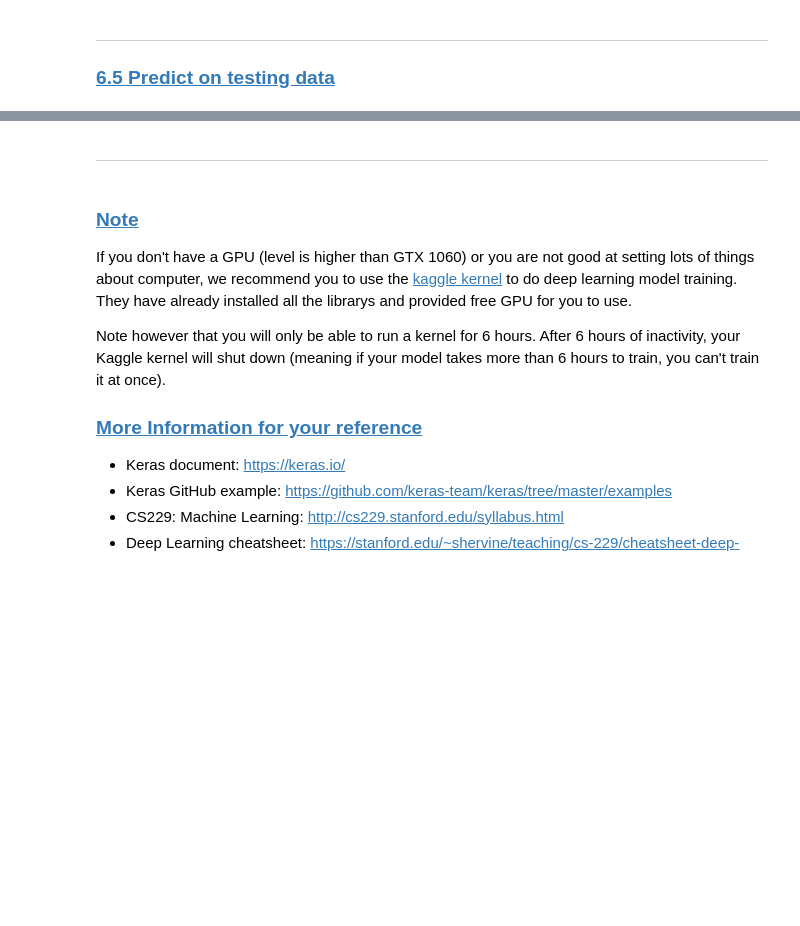
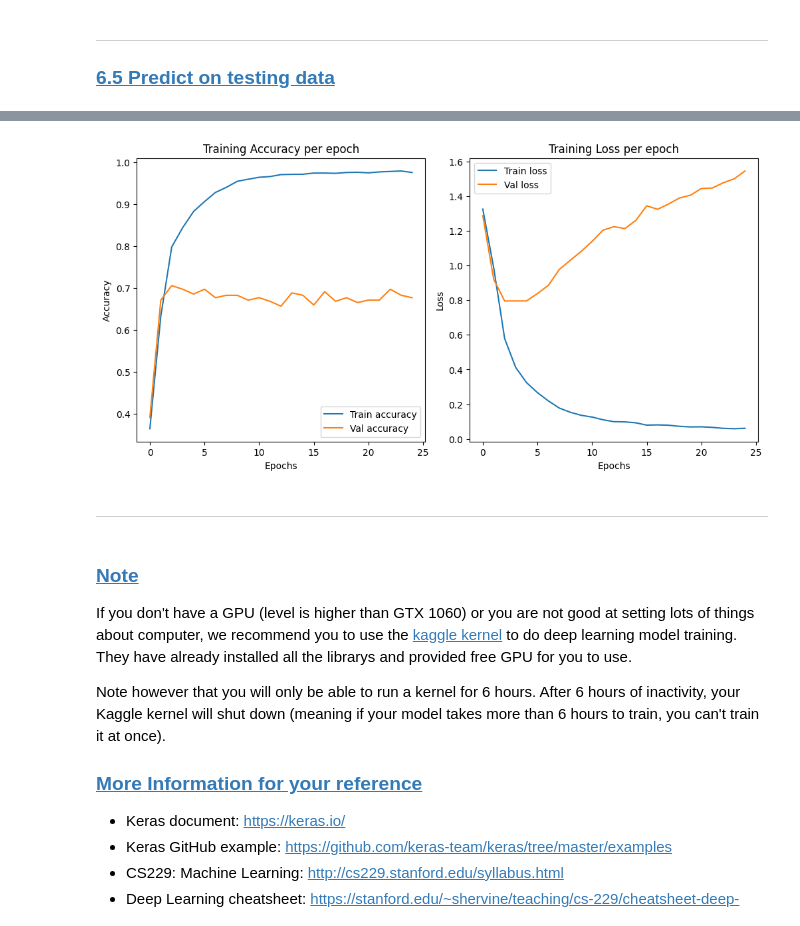
Before and after one commit to chihuan-lin/DM2025-Lab2-Exercise, a Jupyter notebook: DM2025-Lab2-Master-Phase_1.ipynb, the cells around one changed output, grey strips where cells are left out. Cells and saved outputs as stored; diff of their text form; code cells hidden in the pictures; blank space fills up the shorter version.

```diff
--- a/DM2025-Lab2-Master-Phase_1.ipynb
+++ b/DM2025-Lab2-Master-Phase_1.ipynb
@@ -817,3 +815,27 @@ Plot the Training and Validation Accuracy and Loss (different plots), just like
+# %%
+# Answer here
+# While the training accuracy keeps climbing, the validation loss stops decreasing
+# at around epoch 3-4, and starts climbing after epoch 5, showing overfitting.
+# This means that the model is learning the training set very well, but
+# predictions on unseen data gets over-confident as training continues, which isn't what we want.
+fig, ax = plt.subplots(1, 2, figsize=(10, 5), constrained_layout=True)
+ax[0].plot(training_log['epoch'], training_log["accuracy"], label="Train accuracy")
+ax[0].plot(training_log['epoch'], training_log["val_accuracy"], label="Val accuracy")
+ax[0].set_title("Training Accuracy per epoch")
+ax[0].set_xlabel("Epochs")
+ax[0].set_ylabel("Accuracy")
+ax[0].legend()
+
+ax[1].plot(training_log['epoch'], training_log["loss"], label="Train loss")
+ax[1].plot(training_log['epoch'], training_log["val_loss"], label="Val loss")
+ax[1].set_title("Training Loss per epoch")
+ax[1].set_xlabel("Epochs")
+ax[1].set_ylabel("Loss")
+ax[1].legend()
+
+plt.show()
+# %% [output]
+[figure, added]
 # %% [markdown]
 ---
 # %% [markdown]
```
Also changed, not shown: parts of 19 cells of this notebook.
